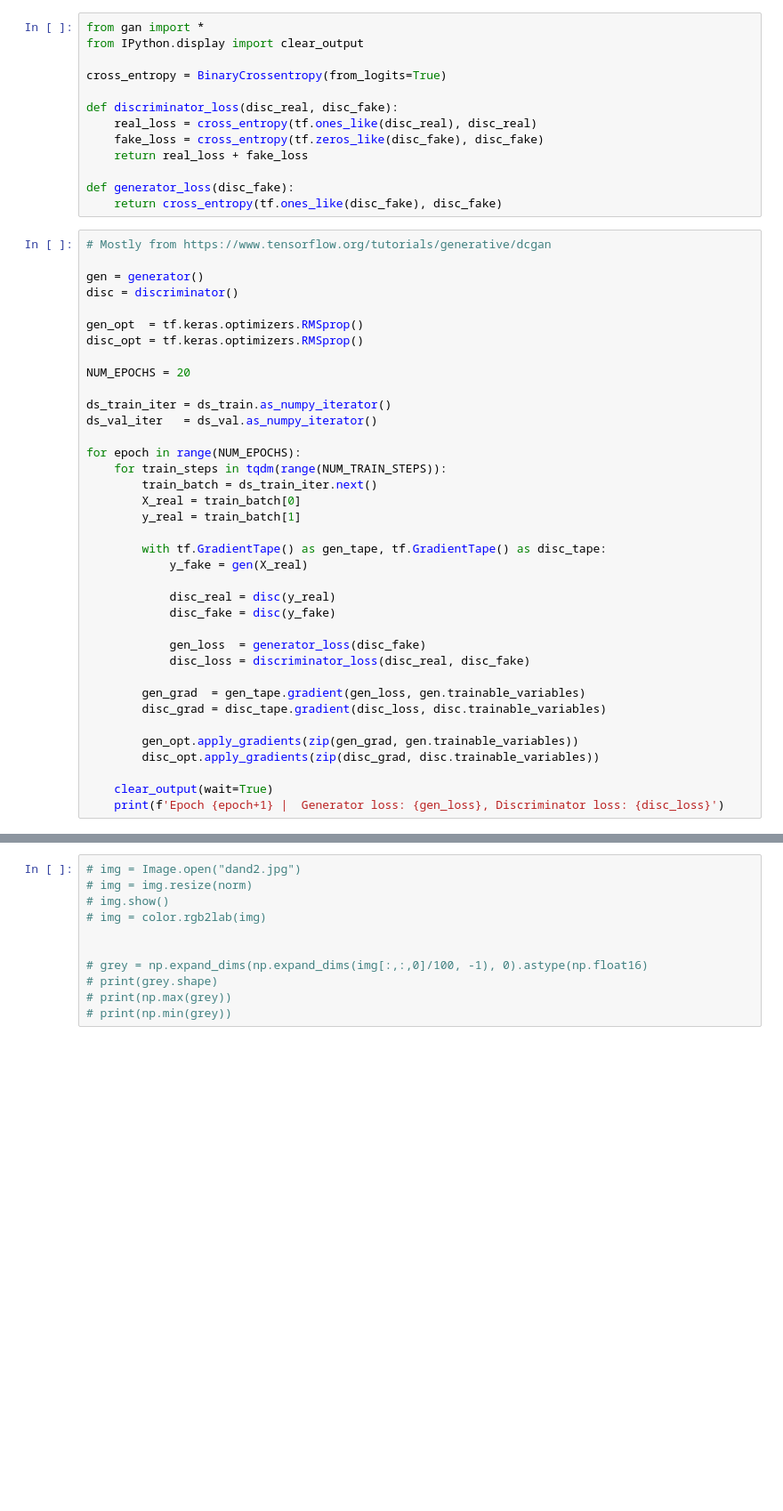
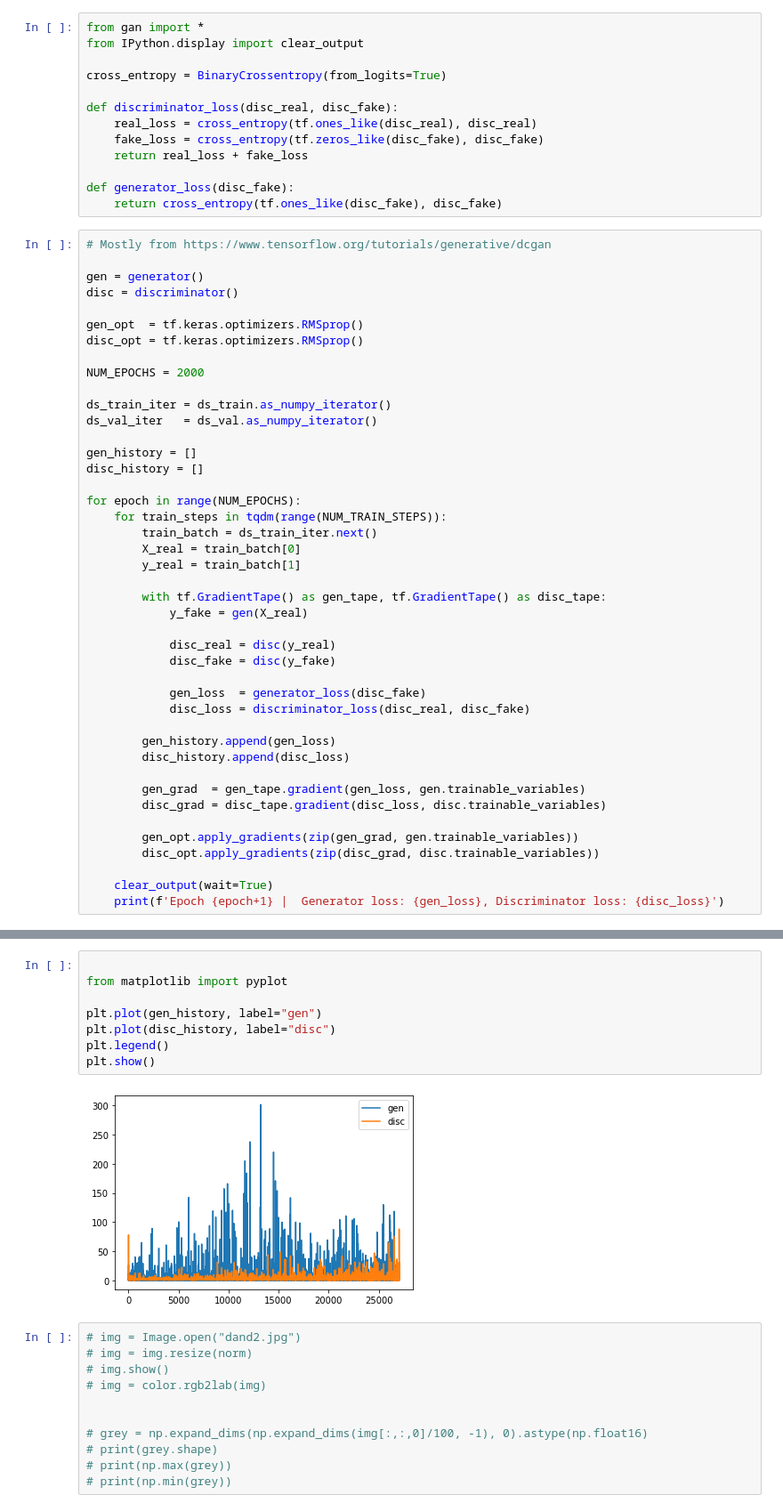
Before and after one commit to BjarniHaukur/GG-Lokaverkefni, a Jupyter notebook: loka.ipynb, the cells around one changed output, grey strips where cells are left out. Shown at 89% size. Drawn from its saved outputs; the diff is of its cells as text; blank space fills up the shorter version.

```diff
--- a/loka.ipynb
+++ b/loka.ipynb
@@ -213,10 +225,13 @@ disc = discriminator()
 gen_opt  = tf.keras.optimizers.RMSprop()
 disc_opt = tf.keras.optimizers.RMSprop()
 
-NUM_EPOCHS = 20
+NUM_EPOCHS = 2000
 
 ds_train_iter = ds_train.as_numpy_iterator()
 ds_val_iter   = ds_val.as_numpy_iterator()
+
+gen_history = []
+disc_history = []
 
 for epoch in range(NUM_EPOCHS):
     for train_steps in tqdm(range(NUM_TRAIN_STEPS)):
@@ -233,6 +248,9 @@ for epoch in range(NUM_EPOCHS):
             gen_loss  = generator_loss(disc_fake)
             disc_loss = discriminator_loss(disc_real, disc_fake)
 
+        gen_history.append(gen_loss)
+        disc_history.append(disc_loss)
+
         gen_grad  = gen_tape.gradient(gen_loss, gen.trainable_variables)
         disc_grad = disc_tape.gradient(disc_loss, disc.trainable_variables)
 
@@ -244,3 +282,13 @@ for epoch in range(NUM_EPOCHS):
+# %%
+
+from matplotlib import pyplot
+
+plt.plot(gen_history, label="gen")
+plt.plot(disc_history, label="disc")
+plt.legend()
+plt.show()
+# %% [output]
+[figure, added]
 # %%
 # img = Image.open("dand2.jpg")
 # img = img.resize(norm)
```
Also changed, not shown: parts of 12 cells of this notebook, 5 other files.
